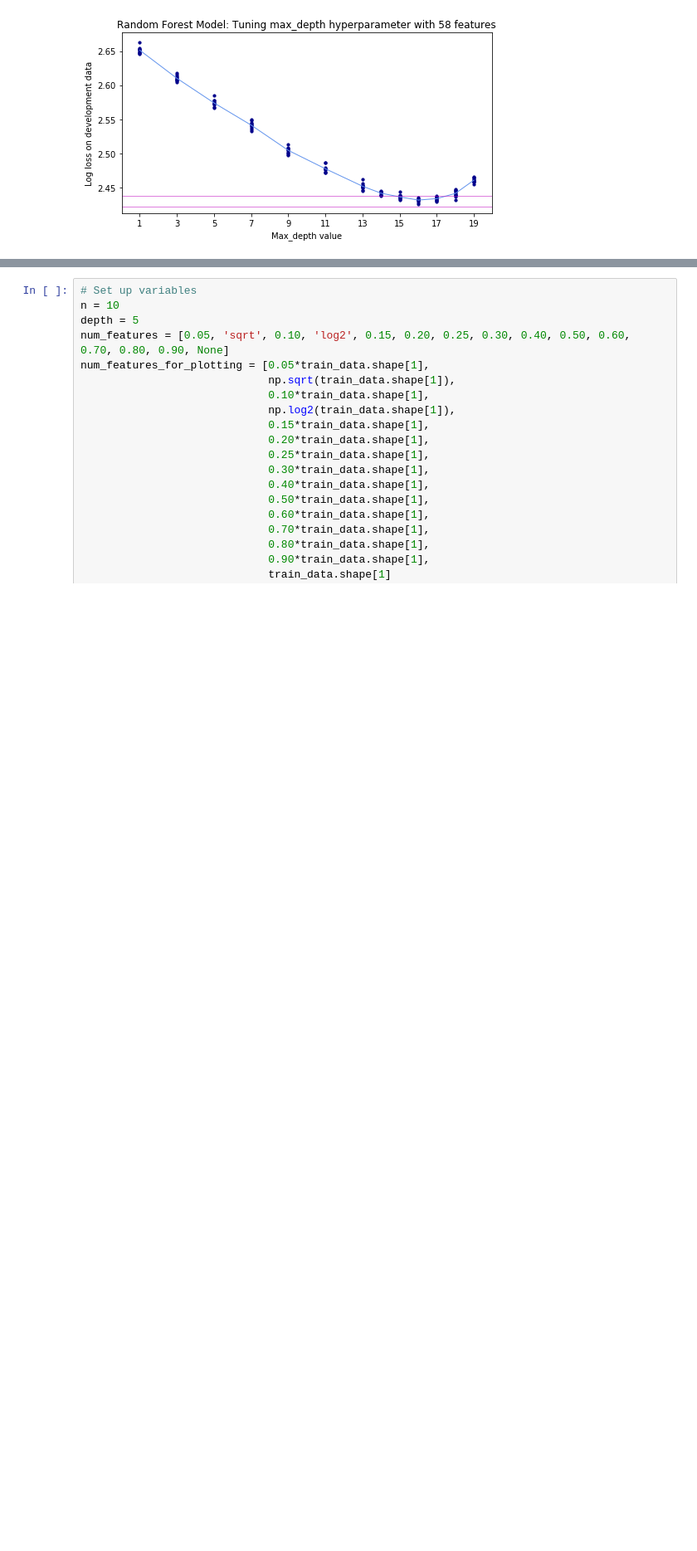
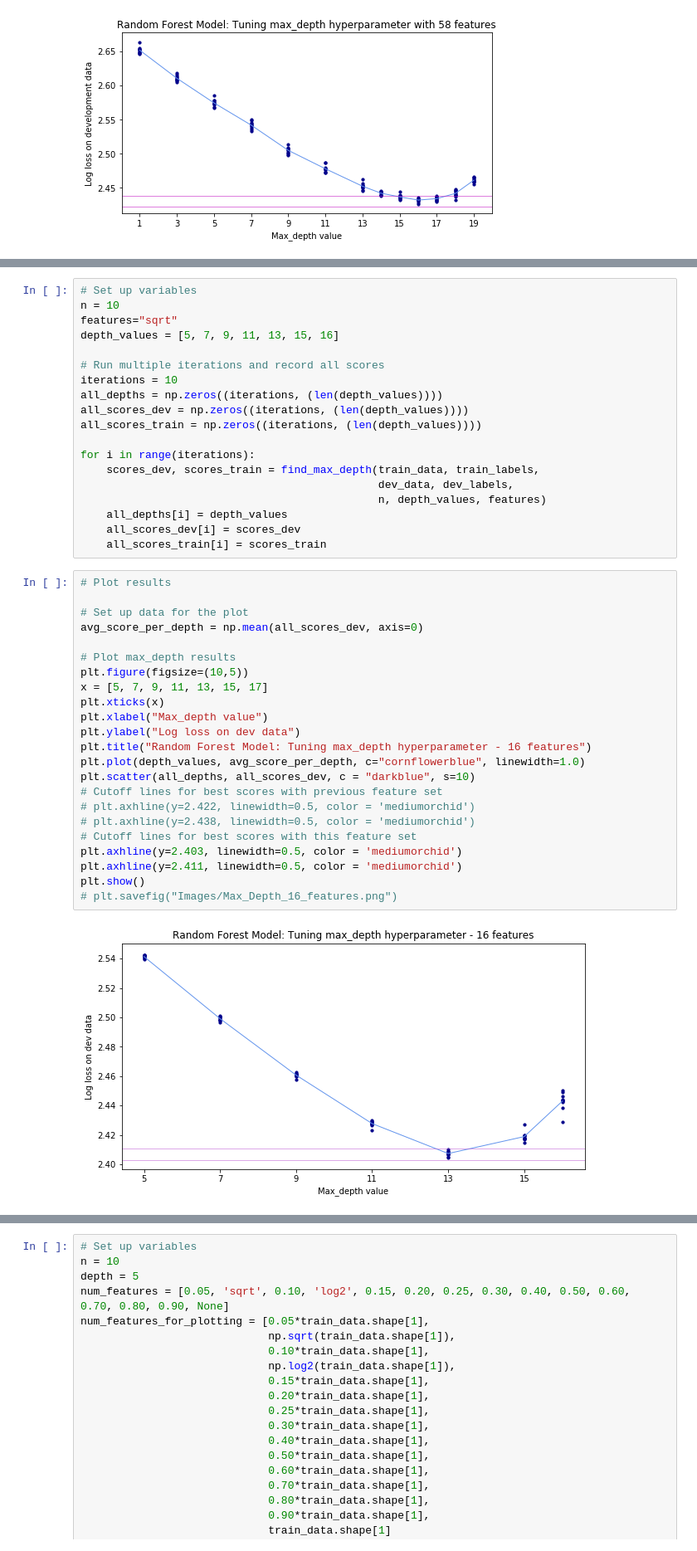
Before and after one commit to daxaurora/W207_CrimeClassification, a Jupyter notebook: W207 Final Project - Tree and Forest Models.ipynb, the cells around one changed output, grey strips where cells are left out. Shown at 83% size. Saved outputs shown, nothing was run; the diff lists cells and outputs as text; blank space fills up the shorter version.

Commit message:
Final Random Forest notebook

```diff
--- a/W207 Final Project - Tree and Forest Models.ipynb
+++ b/W207 Final Project - Tree and Forest Models.ipynb
@@ -210,0 +243,44 @@ plt.show()
+# %%
+# Set up variables
+n = 10
+features="sqrt"
+depth_values = [5, 7, 9, 11, 13, 15, 16]
+
+# Run multiple iterations and record all scores
+iterations = 10
+all_depths = np.zeros((iterations, (len(depth_values))))
+all_scores_dev = np.zeros((iterations, (len(depth_values))))
+all_scores_train = np.zeros((iterations, (len(depth_values))))
+
+for i in range(iterations):
+    scores_dev, scores_train = find_max_depth(train_data, train_labels,
+                                              dev_data, dev_labels,
+                                              n, depth_values, features)
+    all_depths[i] = depth_values
+    all_scores_dev[i] = scores_dev
+    all_scores_train[i] = scores_train
+# %%
+# Plot results
+
+# Set up data for the plot
+avg_score_per_depth = np.mean(all_scores_dev, axis=0)
+
+# Plot max_depth results
+plt.figure(figsize=(10,5))
+x = [5, 7, 9, 11, 13, 15, 17]
+plt.xticks(x)
+plt.xlabel("Max_depth value")
+plt.ylabel("Log loss on dev data")
+plt.title("Random Forest Model: Tuning max_depth hyperparameter - 16 features")
+plt.plot(depth_values, avg_score_per_depth, c="cornflowerblue", linewidth=1.0)
+plt.scatter(all_depths, all_scores_dev, c = "darkblue", s=10)
+# Cutoff lines for best scores with previous feature set
+# plt.axhline(y=2.422, linewidth=0.5, color = 'mediumorchid')
+# plt.axhline(y=2.438, linewidth=0.5, color = 'mediumorchid')
+# Cutoff lines for best scores with this feature set
+plt.axhline(y=2.403, linewidth=0.5, color = 'mediumorchid')
+plt.axhline(y=2.411, linewidth=0.5, color = 'mediumorchid')
+plt.show()
+# plt.savefig("Images/Max_Depth_16_features.png")
+# %% [output]
+[figure, added]
```
Also changed, not shown: parts of 44 cells of this notebook.
